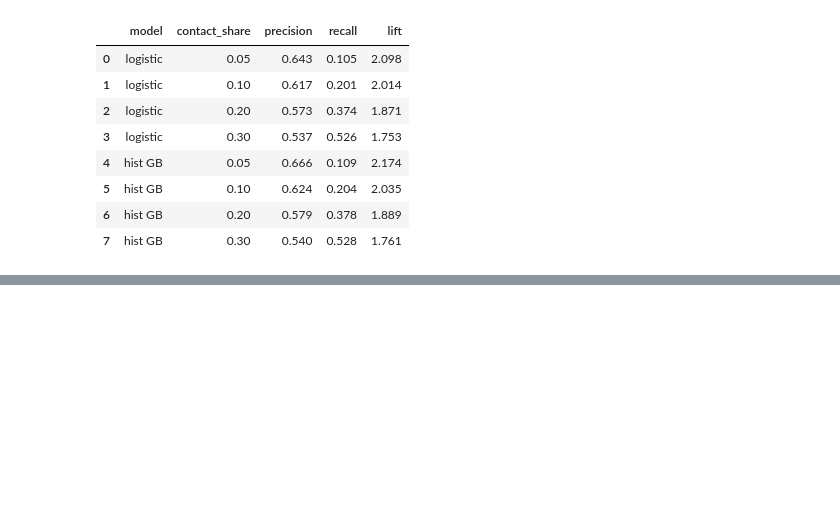
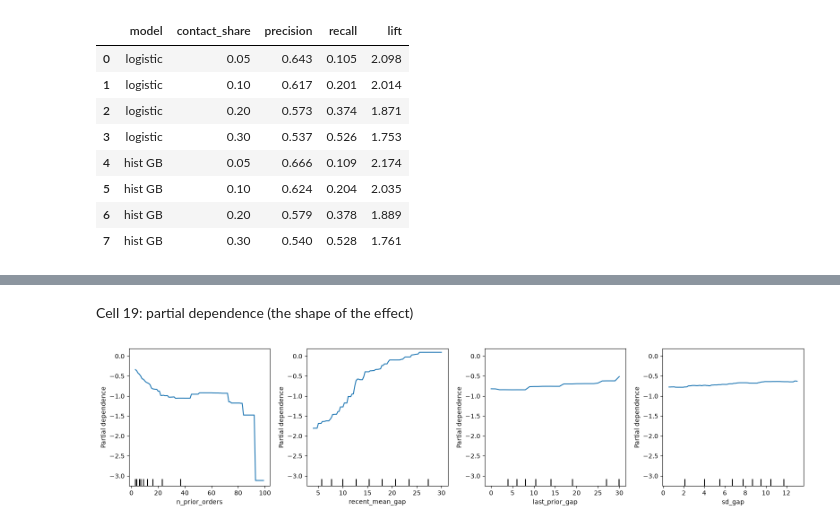
Before and after one commit to fahimhasan-data/instacart-churn-engine, a Jupyter notebook: notebooks/02_baselines.ipynb, the cells around one changed output, grey strips where cells are left out. Saved outputs shown, nothing was run; the diff lists cells and outputs as text; code cells hidden in the pictures; blank space fills up the shorter version.

```diff
--- a/notebooks/02_baselines.ipynb
+++ b/notebooks/02_baselines.ipynb
@@ -334,0 +400,14 @@ pd.DataFrame(rows).round(3)
+# %% [markdown]
+Cell 19: partial dependence (the shape of the effect)
+# %%
+from sklearn.inspection import PartialDependenceDisplay
+
+sample = Xt_test.sample(8000, random_state=42).astype(float)
+fig, ax = plt.subplots(1, 4, figsize=(16, 3.8))
+PartialDependenceDisplay.from_estimator(
+    hgb, sample, ["n_prior_orders", "recent_mean_gap", "last_prior_gap", "sd_gap"],
+    ax=ax, kind="average")
+plt.tight_layout()
+plt.savefig("../docs/partial_dependence.png", dpi=120)
+# %% [output]
+[figure, added]
```
Also changed, not shown: parts of 4 cells of this notebook, 2 other files.
